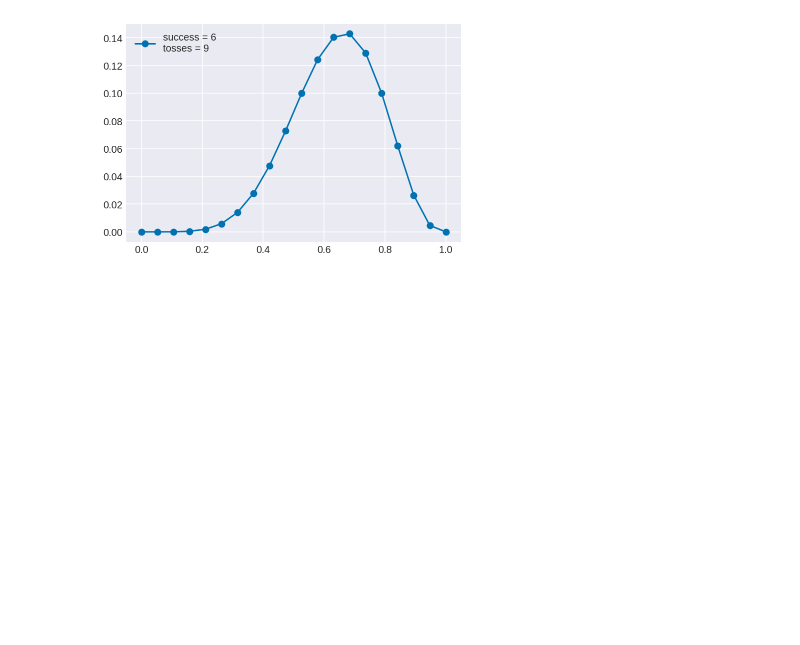
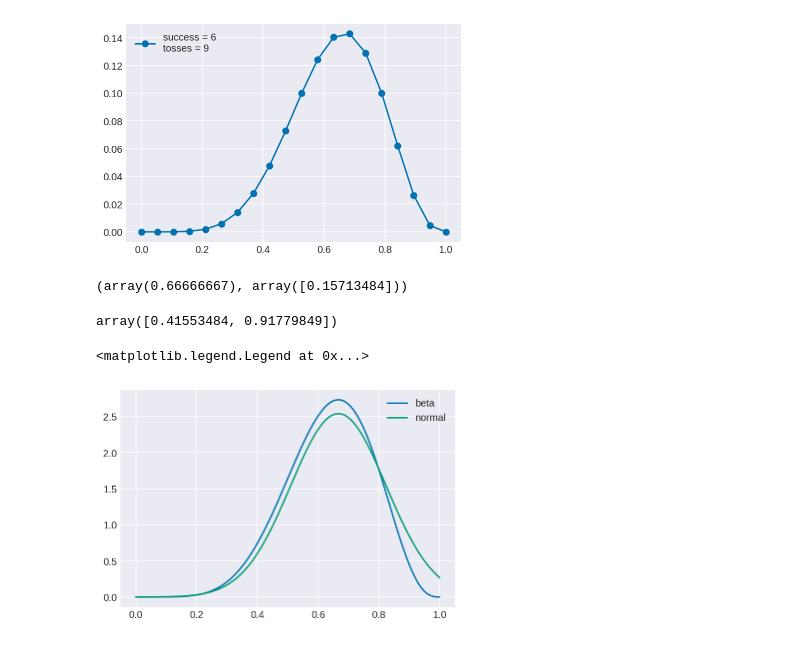
Before and after one commit to davibarreira/Bayesian_Exploration, a Jupyter notebook: BayesianExploration2.ipynb, the cells around one changed output. Drawn from its saved outputs; the diff is of its cells as text; code cells hidden in the pictures; blank space fills up the shorter version.

```diff
--- a/BayesianExploration2.ipynb
+++ b/BayesianExploration2.ipynb
@@ -45,3 +57,37 @@ plt.legend(loc='best')
 # %% [output]
 <matplotlib.legend.Legend at 0x...>
 [figure]
+# %%
+data = np.repeat((0, 1), (3, 6))
+# %%
+with pm.Model() as normal_approximation:
+    p = pm.Uniform('p', 0, 1)
+    w = pm.Binomial('w', n=len(data), p=p, observed=data.sum())
+    mean_q = pm.find_MAP()
+    std_q = ((1/pm.find_hessian(mean_q, vars=[p]))**0.5)[0]
+mean_q['p'], std_q
+# %% [output]
+(array(0.66666667), array([0.15713484]))
+# %%
+norm = stats.norm(mean_q, std_q)
+prob = .89
+z = stats.norm.ppf([(1-prob)/2, (1+prob)/2])
+pi = mean_q['p'] + std_q * z
+pi
+# %% [output]
+array([0.41553484, 0.91779849])
+# %%
+# Analytical calculation
+w = 6
+n = 9
+x = np.linspace(0,1,100)
+beta = stats.beta.pdf(x,w+1,n-w+1)
+# %%
+norm = stats.norm.pdf(x,loc=mean_q['p'], scale=std_q)
+# %%
+plt.plot(x,beta,label='beta')
+plt.plot(x,norm,label='normal')
+plt.legend()
+# %% [output]
+<matplotlib.legend.Legend at 0x...>
+[figure, added]
```
Also changed, not shown: parts of 5 cells of this notebook, 15 other files.
